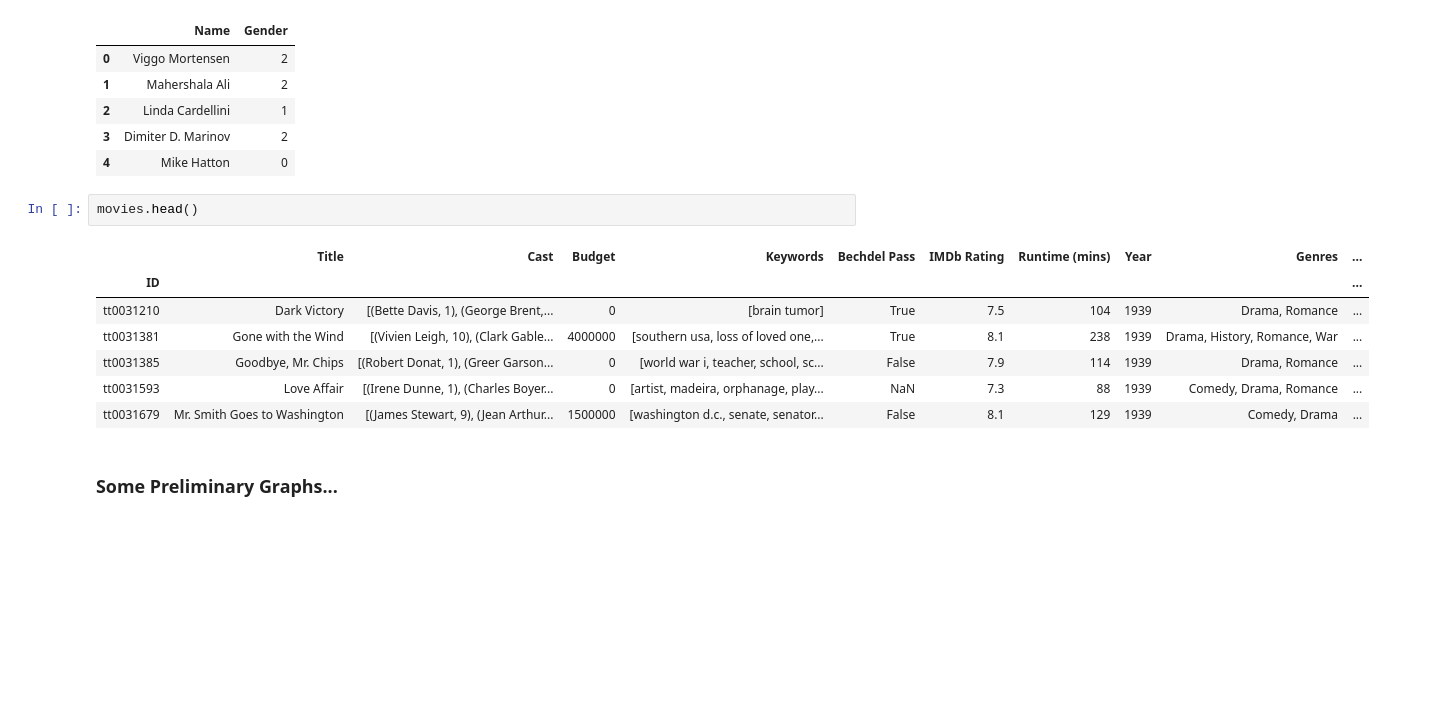
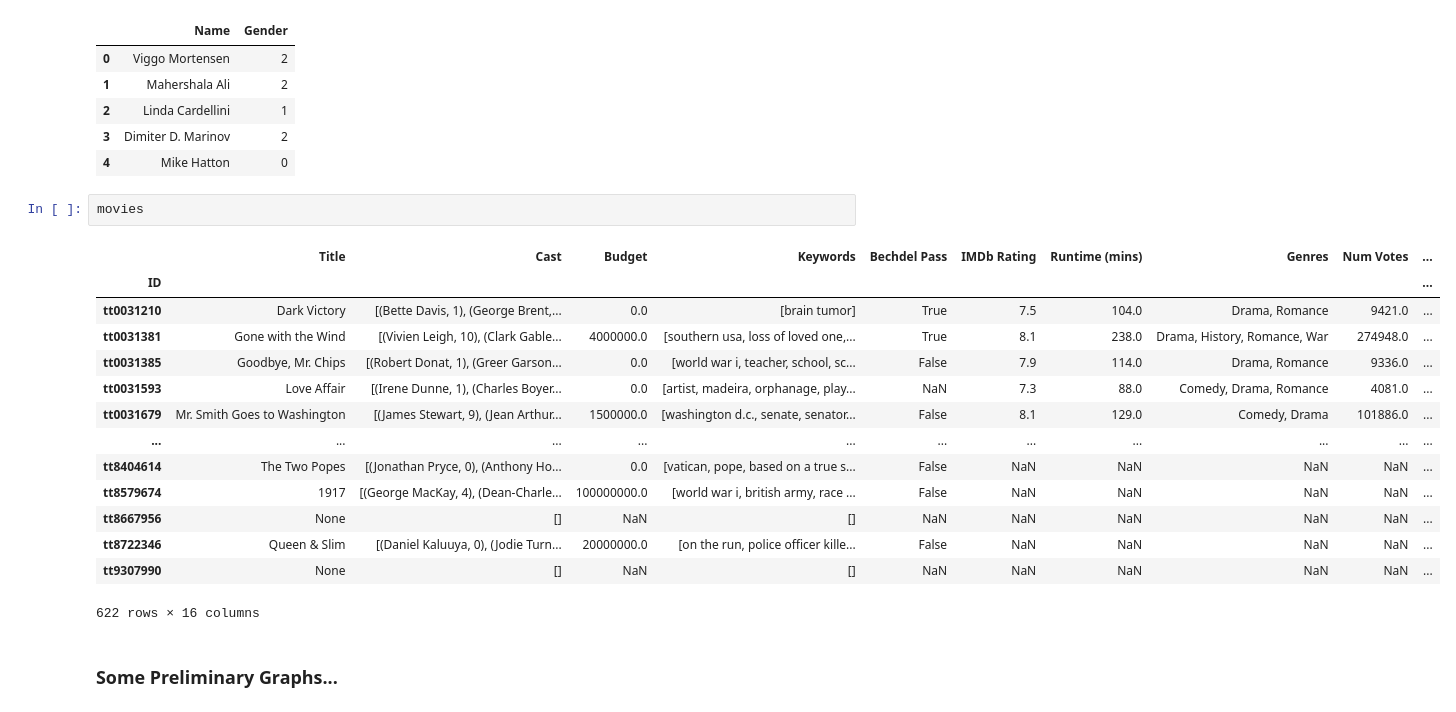
Before and after one commit to maitreyirajaram/oscar-awards-analysis, a Jupyter notebook: MovieAnalysis.ipynb, the cells around one changed output. Cells and saved outputs as stored; diff of their text form; blank space fills up the shorter version.

```diff
--- a/MovieAnalysis.ipynb
+++ b/MovieAnalysis.ipynb
@@ -74,15 +75,22 @@ actors.head()
 | 3 | Dimiter D. Marinov | 2 |
 | 4 | Mike Hatton | 0 |
 # %%
-movies.head()
+movies
 # %% [output]
-|  | Title | Cast | Budget | Keywords | Bechdel Pass | IMDb Rating | Runtime (mins) | Year | Genres | ... |
+|  | Title | Cast | Budget | Keywords | Bechdel Pass | IMDb Rating | Runtime (mins) | Genres | Num Votes | ... |
 | ID |  |  |  |  |  |  |  |  |  | ... |
-| tt0031210 | Dark Victory | [(Bette Davis, 1), (George Brent,... | 0 | [brain tumor] | True | 7.5 | 104 | 1939 | Drama, Romance | ... |
-| tt0031381 | Gone with the Wind | [(Vivien Leigh, 10), (Clark Gable... | 4000000 | [southern usa, loss of loved one,... | True | 8.1 | 238 | 1939 | Drama, History, Romance, War | ... |
-| tt0031385 | Goodbye, Mr. Chips | [(Robert Donat, 1), (Greer Garson... | 0 | [world war i, teacher, school, sc... | False | 7.9 | 114 | 1939 | Drama, Romance | ... |
-| tt0031593 | Love Affair | [(Irene Dunne, 1), (Charles Boyer... | 0 | [artist, madeira, orphanage, play... | NaN | 7.3 | 88 | 1939 | Comedy, Drama, Romance | ... |
-| tt0031679 | Mr. Smith Goes to Washington | [(James Stewart, 9), (Jean Arthur... | 1500000 | [washington d.c., senate, senator... | False | 8.1 | 129 | 1939 | Comedy, Drama | ... |
+| tt0031210 | Dark Victory | [(Bette Davis, 1), (George Brent,... | 0.0 | [brain tumor] | True | 7.5 | 104.0 | Drama, Romance | 9421.0 | ... |
+| tt0031381 | Gone with the Wind | [(Vivien Leigh, 10), (Clark Gable... | 4000000.0 | [southern usa, loss of loved one,... | True | 8.1 | 238.0 | Drama, History, Romance, War | 274948.0 | ... |
+| tt0031385 | Goodbye, Mr. Chips | [(Robert Donat, 1), (Greer Garson... | 0.0 | [world war i, teacher, school, sc... | False | 7.9 | 114.0 | Drama, Romance | 9336.0 | ... |
+| tt0031593 | Love Affair | [(Irene Dunne, 1), (Charles Boyer... | 0.0 | [artist, madeira, orphanage, play... | NaN | 7.3 | 88.0 | Comedy, Drama, Romance | 4081.0 | ... |
+| tt0031679 | Mr. Smith Goes to Washington | [(James Stewart, 9), (Jean Arthur... | 1500000.0 | [washington d.c., senate, senator... | False | 8.1 | 129.0 | Comedy, Drama | 101886.0 | ... |
+| ... | ... | ... | ... | ... | ... | ... | ... | ... | ... | ... |
+| tt8404614 | The Two Popes | [(Jonathan Pryce, 0), (Anthony Ho... | 0.0 | [vatican, pope, based on a true s... | False | NaN | NaN | NaN | NaN | ... |
+| tt8579674 | 1917 | [(George MacKay, 4), (Dean-Charle... | 100000000.0 | [world war i, british army, race ... | False | NaN | NaN | NaN | NaN | ... |
+| tt8667956 | None | [] | NaN | [] | NaN | NaN | NaN | NaN | NaN | ... |
+| tt8722346 | Queen & Slim | [(Daniel Kaluuya, 0), (Jodie Turn... | 20000000.0 | [on the run, police officer kille... | False | NaN | NaN | NaN | NaN | ... |
+| tt9307990 | None | [] | NaN | [] | NaN | NaN | NaN | NaN | NaN | ... |
+622 rows × 16 columns
 # %% [markdown]
 ### Some Preliminary Graphs...
 # %%
```
Also changed, not shown: parts of 1 cell of this notebook, 5 other files.
